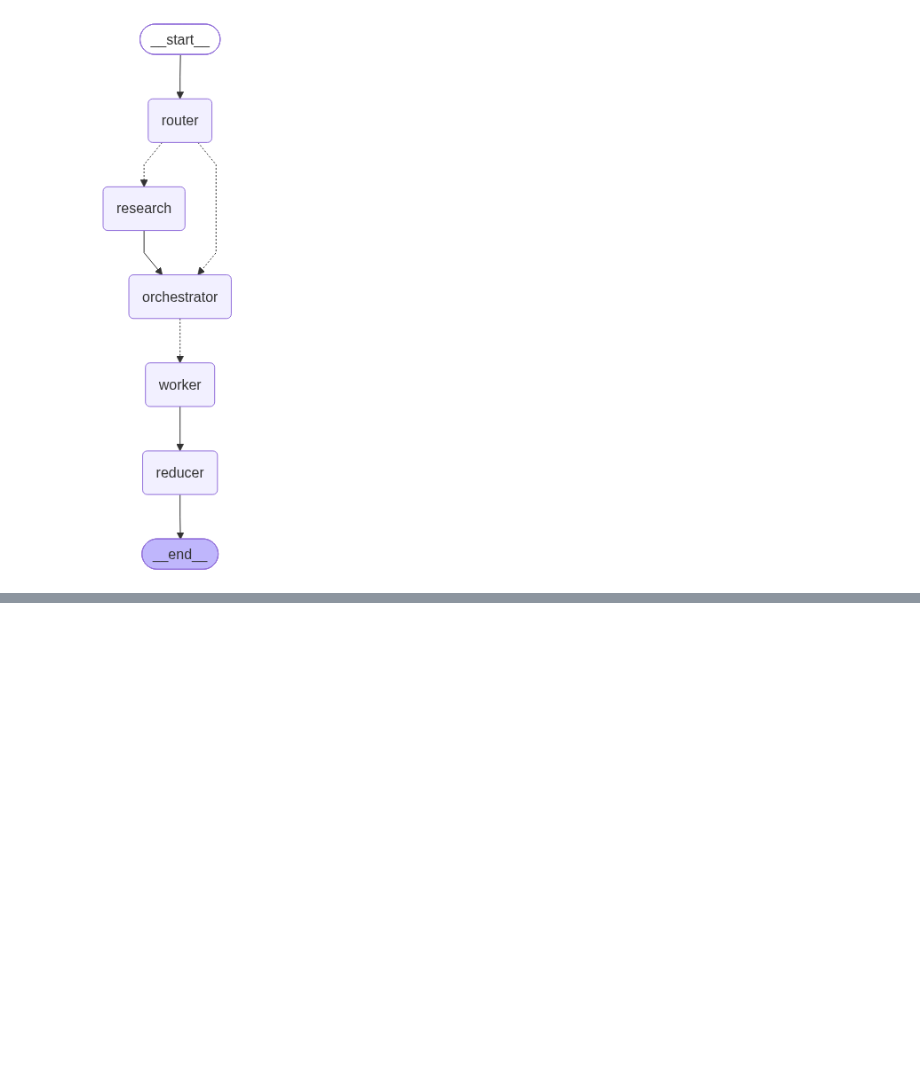
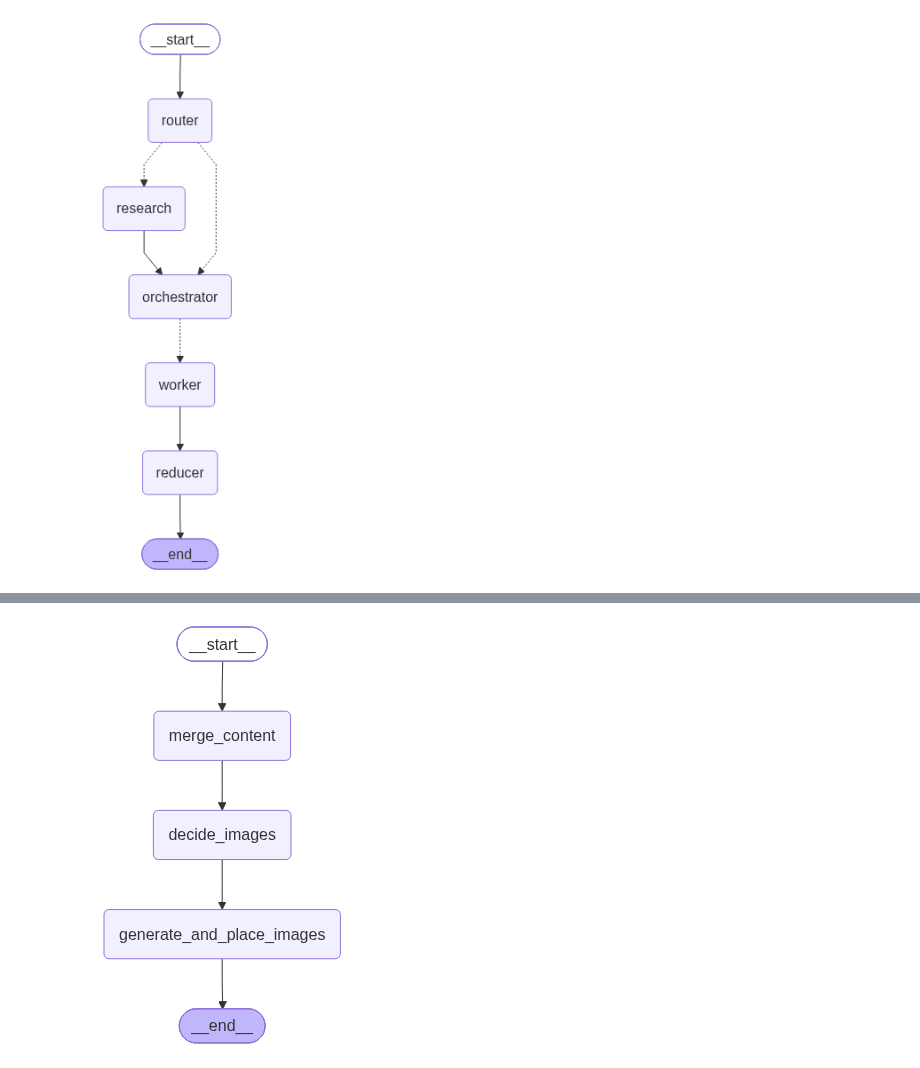
Before and after one commit to suyashnemade/blog-writing-agent, a Jupyter notebook: test.ipynb, the cells around one changed output, grey strips where cells are left out. Drawn from its saved outputs; the diff is of its cells as text; code cells hidden in the pictures; blank space fills up the shorter version.

```diff
--- a/test.ipynb
+++ b/test.ipynb
@@ -7,0 +15,6 @@ app
+# %%
+from blogwriter.agents.reducer import reducer_subgraph
+
+reducer_subgraph
+# %% [output]
+[figure, added]
```
Also changed, not shown: parts of 1 cell of this notebook, 8 other files.
